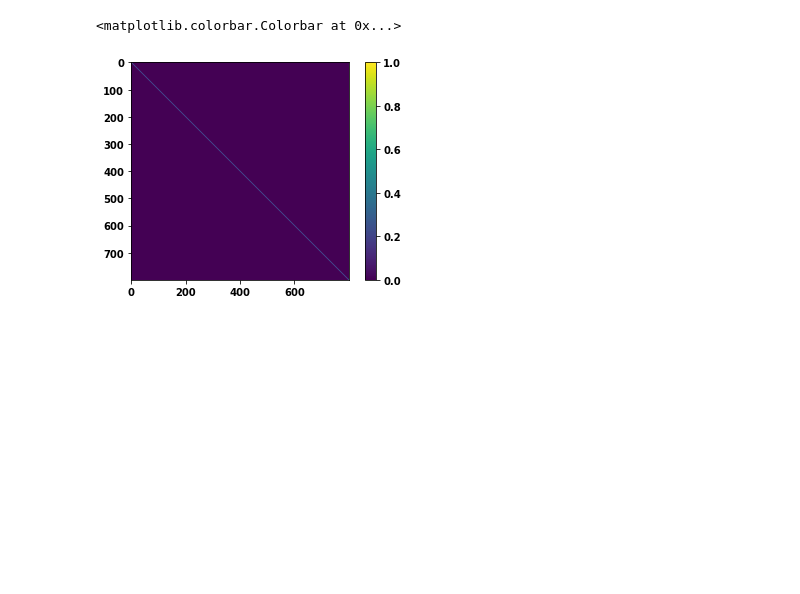
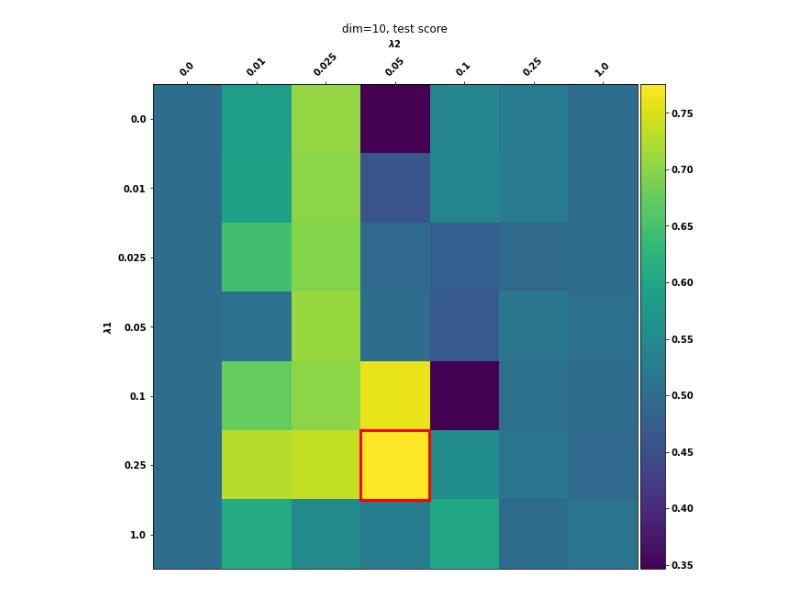
Before and after one commit to lslattery11/quantum_kernel, a Jupyter notebook: notebooks/data_visualization/hzz_multi_rdms.ipynb, the cells around one changed output. Cells and saved outputs as stored; diff of their text form; code cells hidden in the pictures; blank space fills up the shorter version.

```diff
--- a/notebooks/data_visualization/hzz_multi_rdms.ipynb
+++ b/notebooks/data_visualization/hzz_multi_rdms.ipynb
@@ -165,2 +194,40 @@ fig.tight_layout()
+# %%
+score_matrix, lam1s, lam2s = test_score_info(df,filter)
+# %%
+def highlight_cell(y,x, ax=None, **kwargs):
+    rect = plt.Rectangle((x-.5, y-.5), 1,1, fill=False, **kwargs)
+    ax = ax or plt.gca()
+    ax.add_patch(rect)
+    return rect
+# %%
+fig,axs=plt.subplots(1,1,figsize=(10,10))
+####### is lambda 1 and lambda 2 in the right order?
+ax = axs
+img = ax.imshow(score_matrix)
+
+#find indices for top 3 test scores. then highlight
+#ii= (np.array[y1,y2,y3],np.array[x1,x2,x3],)
+ii=np.unravel_index(np.flip(np.argsort(score_matrix.ravel()))[0:3], score_matrix.shape)
+highlight_cell(ii[0][0],ii[1][0], color="red", linewidth=3)
+
+ax.xaxis.tick_top()
+ax.set_xticks(np.arange(len(lam2s)), minor=False)
+ax.set_xticklabels(lam2s, rotation=45)
+ax.set_xlabel(r'$\lambda 2$')
+ax.xaxis.set_label_position('top')
+
+ax.set_yticks(np.arange(len(lam1s)), minor=False)
+ax.set_yticklabels(lam1s)
+ax.set_ylabel(r'$\lambda 1$')
+
+divider = make_axes_locatable(ax)
+cax = divider.append_axes('right', size='5%', pad=0.05)
+fig.colorbar(img, cax=cax)
+
+ax.set_title(rf'dim={dataset_dim}, test score')
+
+fig.savefig(f'{save_folder}{dataset_name}_dim{dataset_dim}_{kernel_name}_score_grid.pdf')
+# %% [output]
+[figure, added]
 # %%
 df=dfs[dataset_name]
@@ -175,9 +245,3 @@ filter2={'evo_time':1.0,'n_trotter':10,'kernel_name':'HZZMulti','lam1':lam1,'lam
 kernels0,dims=kernel_info(df,filter0)
 kernels1,dims=kernel_info(df,filter1)
 kernels2,dims=kernel_info(df,filter2)
-# %%
-plt.imshow(kernels0[3])
-plt.colorbar()
-# %% [output]
-<matplotlib.colorbar.Colorbar at 0x...>
-[figure, removed]
```
Also changed, not shown: parts of 15 cells of this notebook, 7 other files.
